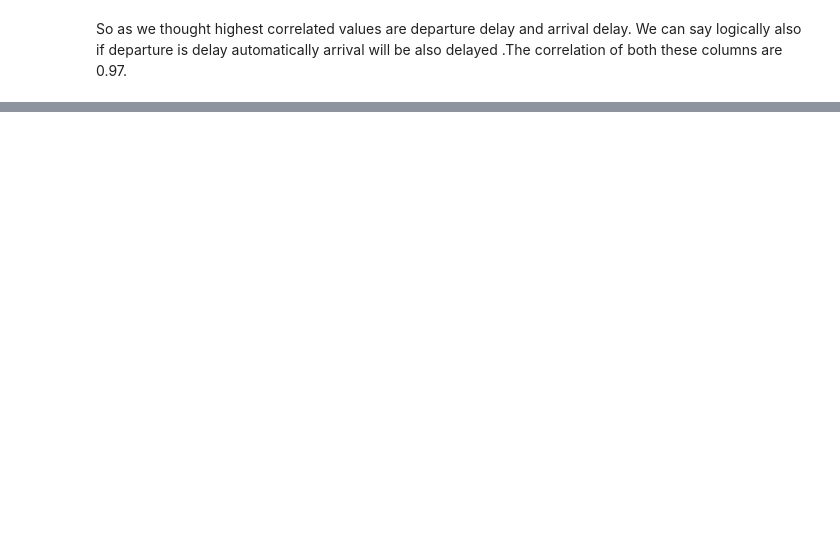
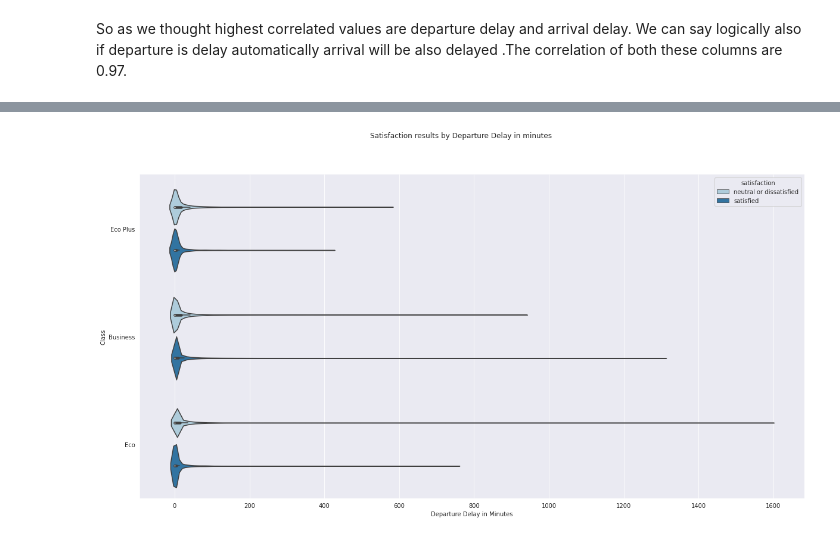
Before and after one commit to Bharadwaj0906/Airline-Passenger-Satisfaction-Project, a Jupyter notebook: EDA2.ipynb, the cells around one changed output, grey strips where cells are left out. Cells and saved outputs as stored; diff of their text form; code cells hidden in the pictures; blank space fills up the shorter version.

```diff
--- a/EDA2.ipynb
+++ b/EDA2.ipynb
@@ -851,0 +862,9 @@ So as we thought highest correlated values are departure delay and arrival delay
+# %%
+plt.figure(figsize = (20,10))
+sns.violinplot(x = 'Departure Delay in Minutes', data = df1,y= "Class", hue ="satisfaction",  palette ="Paired")
+plt.suptitle("Satisfaction results by Departure Delay in minutes")
+sns.despine(top = True, right = True, left = False, bottom = False)
+
+plt.show()
+# %% [output]
+[figure, added]
```
Also changed, not shown: parts of 7 cells of this notebook.
